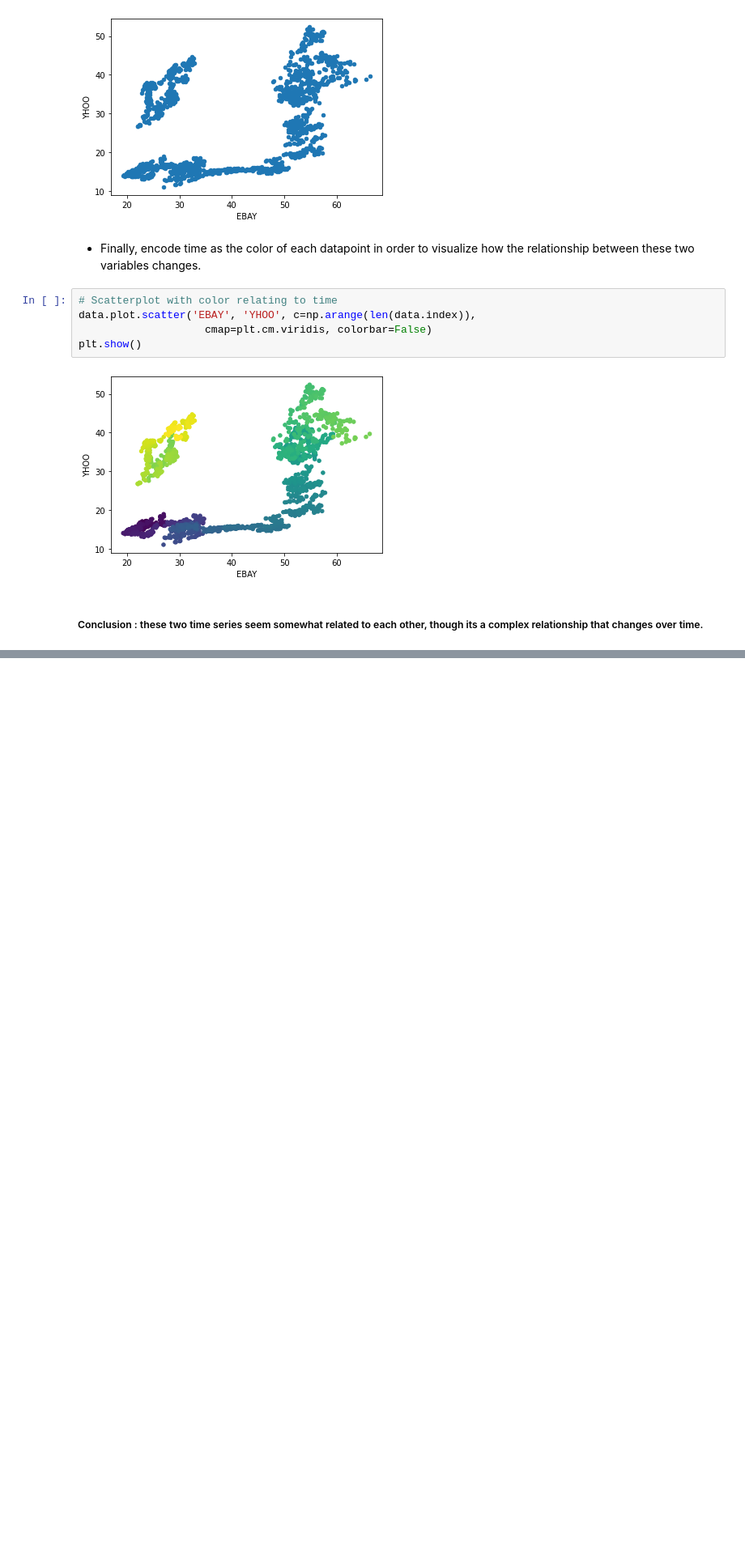
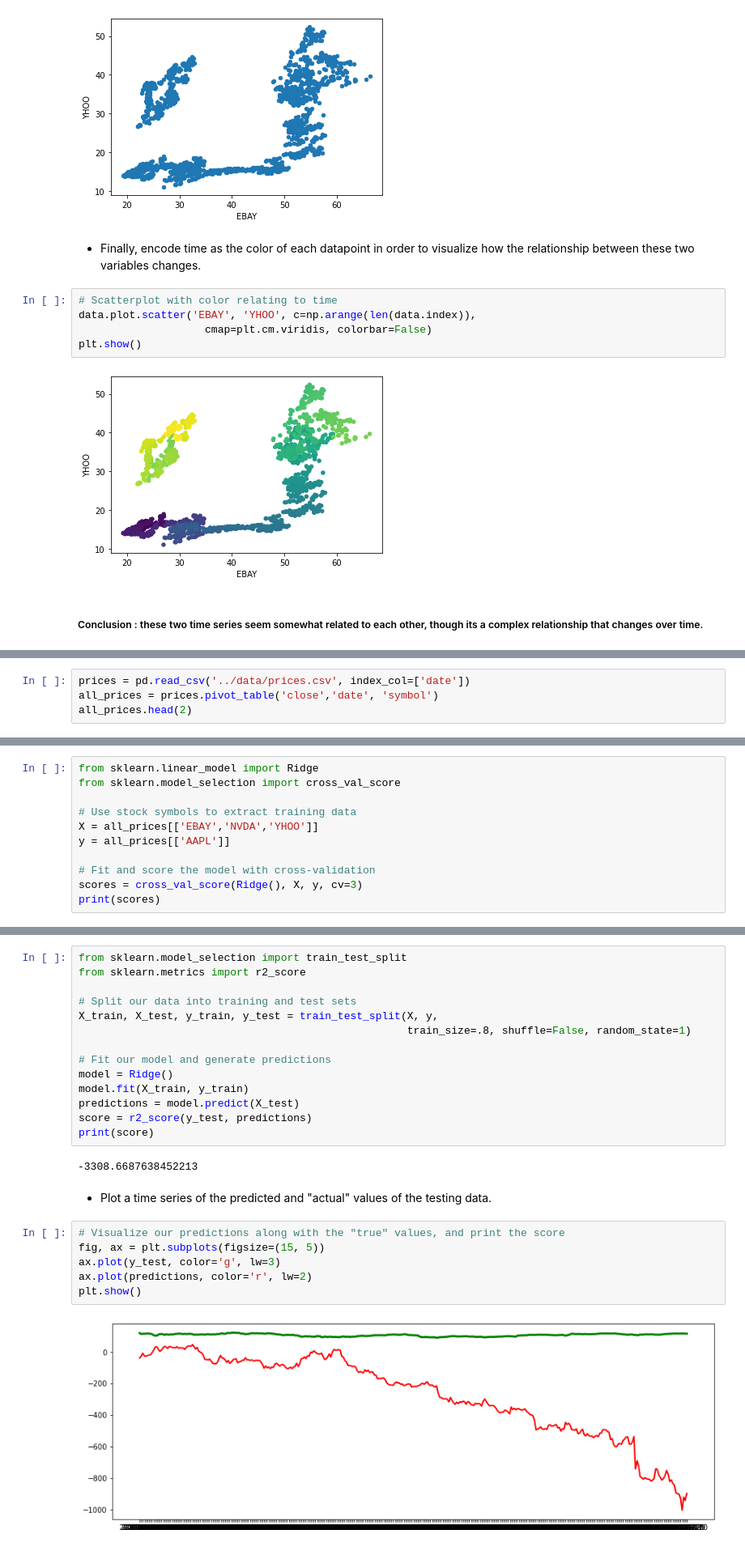
Before and after one commit to naikshubham/ML-for-Time-Series-Data, a Jupyter notebook: code/ML for Time Series Data.ipynb, the cells around one changed output, grey strips where cells are left out. Shown at 81% size. Saved outputs shown, nothing was run; the diff lists cells and outputs as text; blank space fills up the shorter version.

```diff
--- a/code/ML for Time Series Data.ipynb
+++ b/code/ML for Time Series Data.ipynb
@@ -506,0 +510,4 @@ plt.show()
+# %%
+prices = pd.read_csv('../data/prices.csv', index_col=['date'])
+all_prices = prices.pivot_table('close','date', 'symbol')
+all_prices.head(2)
@@ -506,0 +520,11 @@ plt.show()
+# %%
+from sklearn.linear_model import Ridge
+from sklearn.model_selection import cross_val_score
+
+# Use stock symbols to extract training data
+X = all_prices[['EBAY','NVDA','YHOO']]
+y = all_prices[['AAPL']]
+
+# Fit and score the model with cross-validation
+scores = cross_val_score(Ridge(), X, y, cv=3)
+print(scores)
@@ -506,0 +539,26 @@ plt.show()
+# %%
+from sklearn.model_selection import train_test_split
+from sklearn.metrics import r2_score
+
+# Split our data into training and test sets
+X_train, X_test, y_train, y_test = train_test_split(X, y,
+                                                    train_size=.8, shuffle=False, random_state=1)
+
+# Fit our model and generate predictions
+model = Ridge()
+model.fit(X_train, y_train)
+predictions = model.predict(X_test)
+score = r2_score(y_test, predictions)
+print(score)
+# %% [output]
+-3308.6687638452213
+# %% [markdown]
+- Plot a time series of the predicted and "actual" values of the testing data.
+# %%
+# Visualize our predictions along with the "true" values, and print the score
+fig, ax = plt.subplots(figsize=(15, 5))
+ax.plot(y_test, color='g', lw=3)
+ax.plot(predictions, color='r', lw=2)
+plt.show()
+# %% [output]
+[figure, added]
```
Also changed, not shown: parts of 9 cells of this notebook.
